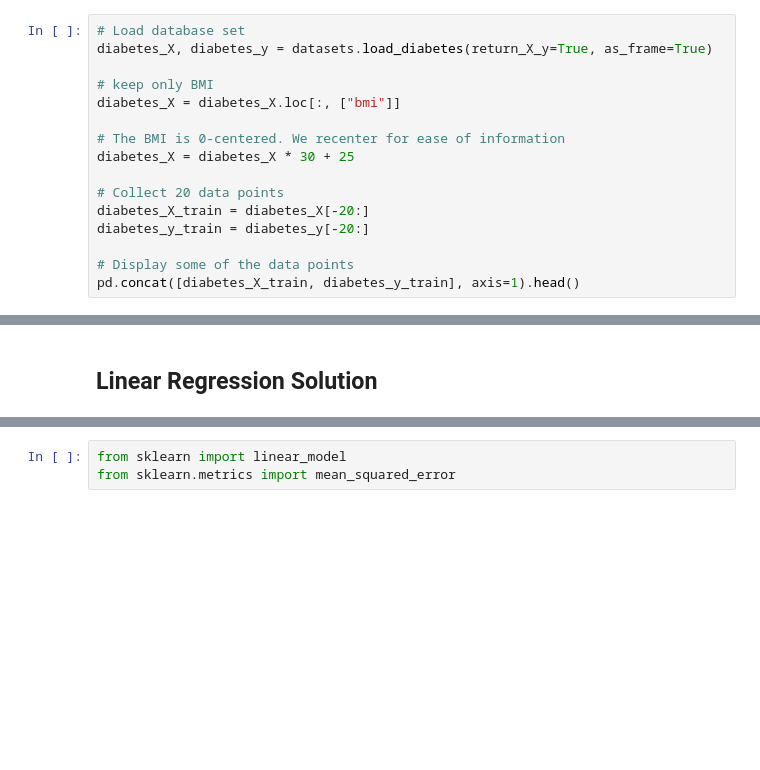
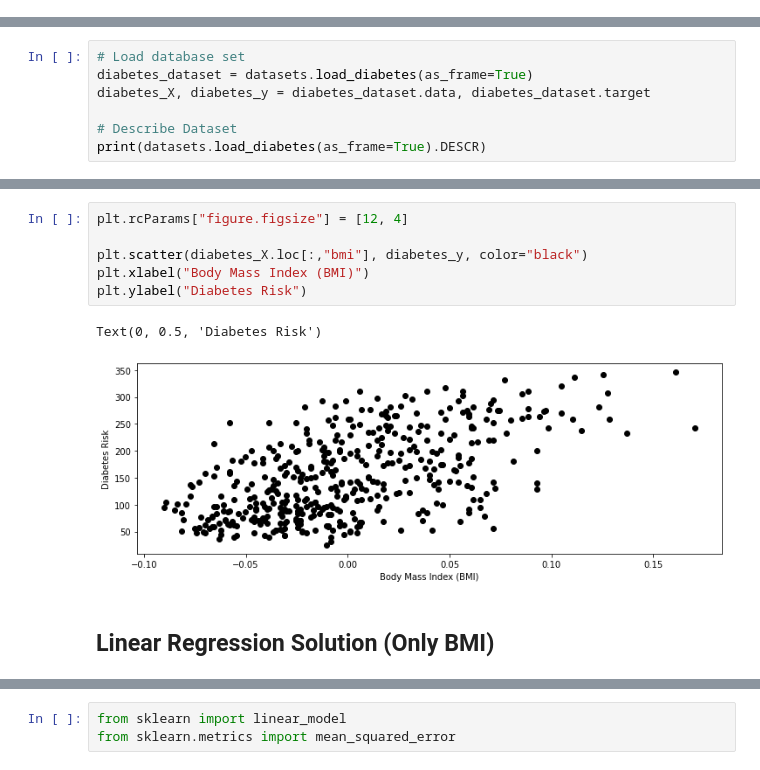
Before and after one commit to Wernering/learning-machine-learning, a Jupyter notebook: Supervised_Learning/Cornell CS 5787 - Predict Diabetes.ipynb, the cells around one changed output, grey strips where cells are left out. Drawn from its saved outputs; the diff is of its cells as text; blank space fills up the shorter version.

Commit message:
2 kinds of models. Only BMI and all features

```diff
--- a/Supervised_Learning/Cornell CS 5787 - Predict Diabetes.ipynb
+++ b/Supervised_Learning/Cornell CS 5787 - Predict Diabetes.ipynb
@@ -6,16 +9,0 @@ from sklearn import datasets
-# %%
-# Load database set
-diabetes_X, diabetes_y = datasets.load_diabetes(return_X_y=True, as_frame=True)
-
-# keep only BMI
-diabetes_X = diabetes_X.loc[:, ["bmi"]]
-
-# The BMI is 0-centered. We recenter for ease of information
-diabetes_X = diabetes_X * 30 + 25
-
-# Collect 20 data points
-diabetes_X_train = diabetes_X[-20:]
-diabetes_y_train = diabetes_y[-20:]
-
-# Display some of the data points
-pd.concat([diabetes_X_train, diabetes_y_train], axis=1).head()
@@ -60,0 +10,7 @@ plt.ylabel("Diabetes Risk")
+# %%
+# Load database set
+diabetes_dataset = datasets.load_diabetes(as_frame=True)
+diabetes_X, diabetes_y = diabetes_dataset.data, diabetes_dataset.target
+
+# Describe Dataset
+print(datasets.load_diabetes(as_frame=True).DESCR)
@@ -61,2 +35,11 @@ plt.ylabel("Diabetes Risk")
+# %%
+plt.rcParams["figure.figsize"] = [12, 4]
+
+plt.scatter(diabetes_X.loc[:,"bmi"], diabetes_y, color="black")
+plt.xlabel("Body Mass Index (BMI)")
+plt.ylabel("Diabetes Risk")
+# %% [output]
+Text(0, 0.5, 'Diabetes Risk')
+[figure, added]
 # %% [markdown]
-## Linear Regression Solution
+## Linear Regression Solution (Only BMI)
```
Also changed, not shown: parts of 13 cells of this notebook.
